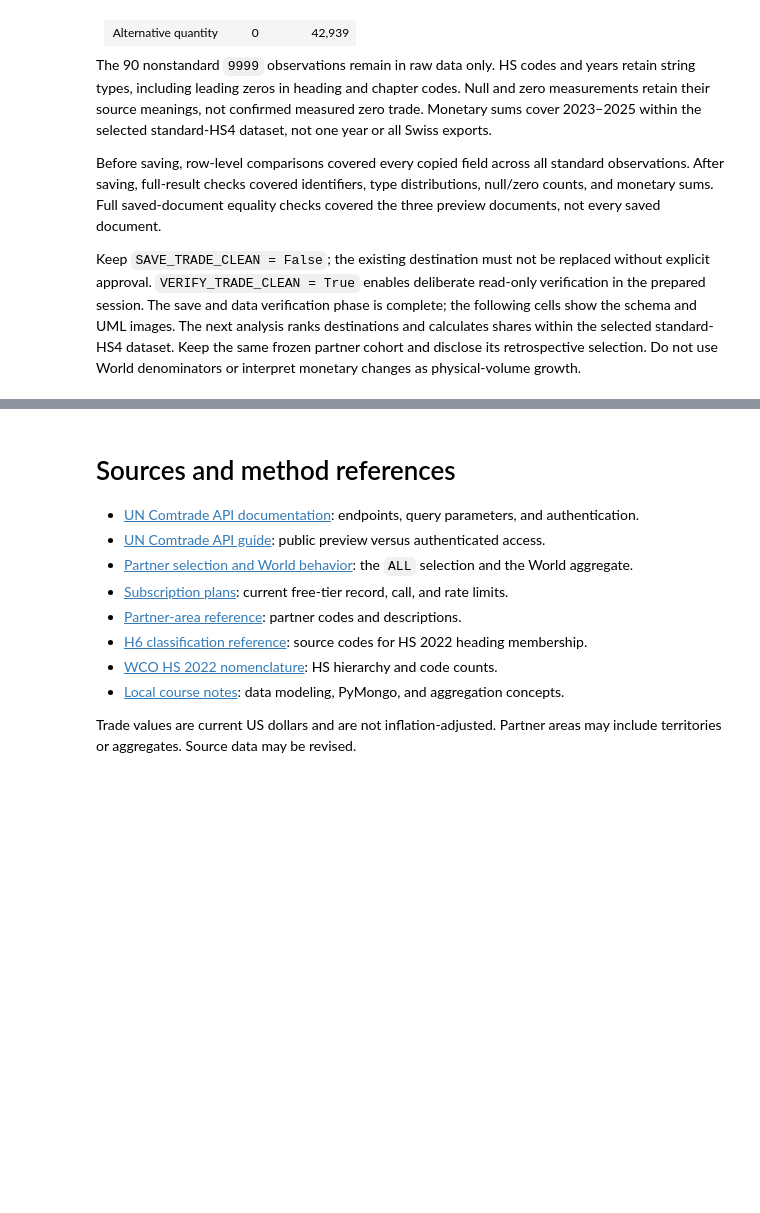
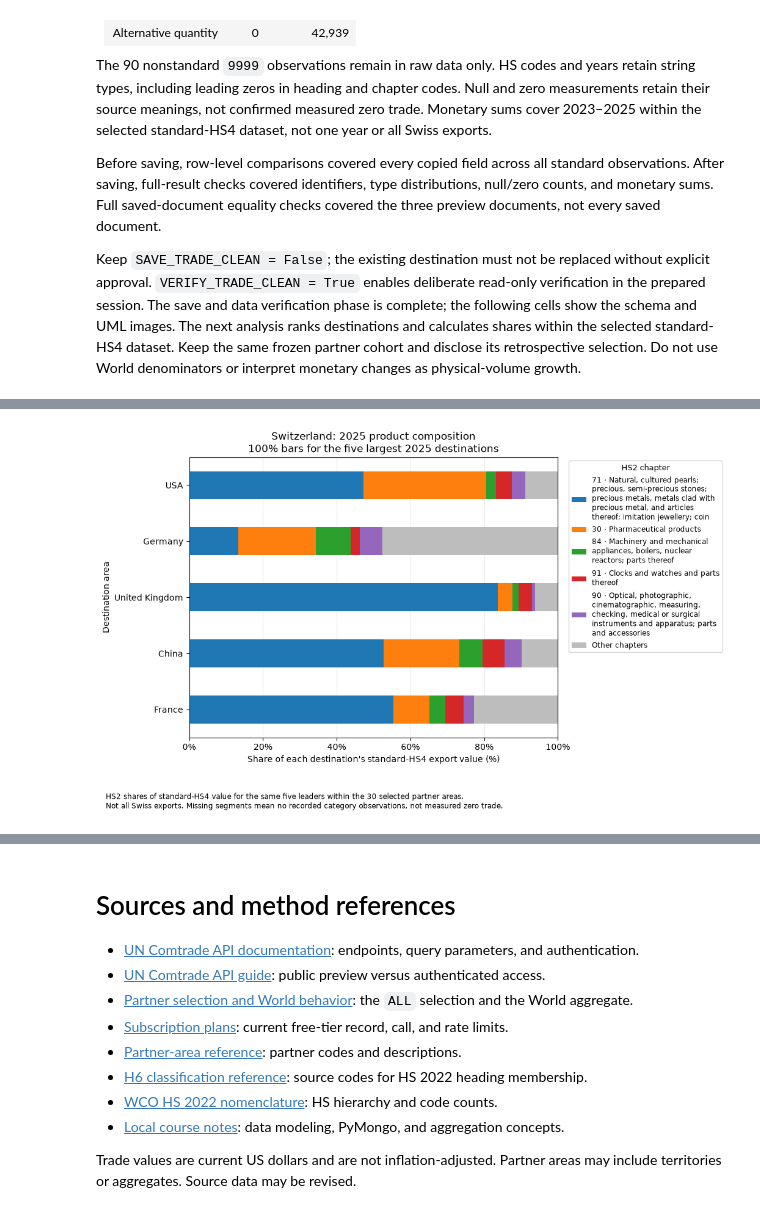
Before and after one commit to dydy2010/UN_comtrade_mongodb_analysis, a Jupyter notebook: UN_Comtrade_V2.ipynb, the cells around one changed output, grey strips where cells are left out. Drawn from its saved outputs; the diff is of its cells as text; code cells hidden in the pictures; blank space fills up the shorter version.

```diff
--- a/UN_Comtrade_V2.ipynb
+++ b/UN_Comtrade_V2.ipynb
@@ -2695,0 +3256,42 @@ These shares describe the selected standard-HS4 dataset, not all Swiss exports.
+# %%
+if ANALYZE_HS2_COMPOSITION:
+    import matplotlib.pyplot as plt
+    from matplotlib.ticker import PercentFormatter
+    from textwrap import fill
+
+    if not composition_2025_checked:
+        raise ValueError("Run the composition share checks successfully before plotting.")
+    composition_matrix = pd.DataFrame(composition_share_rows).pivot(
+        index="destinationCode", columns="categoryCode", values="sharePercent"
+    ).reindex(index=composition_partner_codes, columns=composition_category_codes)
+    composition_plot = composition_matrix.rename(index=composition_destination_names)
+    chapter_colors = [plt.get_cmap("tab10")(index) for index in range(len(leading_chapter_codes))] + ["#bdbdbd"]
+    fig_composition_2025, ax_composition_2025 = plt.subplots(figsize=(10.5, 6.4))
+    composition_plot.plot.barh(stacked=True, ax=ax_composition_2025, color=chapter_colors)
+    ax_composition_2025.invert_yaxis()
+    ax_composition_2025.set_xlim(0, 100)
+    ax_composition_2025.xaxis.set_major_formatter(PercentFormatter(xmax=100))
+    ax_composition_2025.set_title("Switzerland: 2025 product composition\n100% bars for the five largest 2025 destinations")
+    ax_composition_2025.set_xlabel("Share of each destination's standard-HS4 export value (%)")
+    ax_composition_2025.set_ylabel("Destination area")
+    legend_labels = [
+        "Other chapters" if code == "Other" else fill(code + " · " + chapter_names[code], width=34)
+        for code in composition_category_codes
+    ]
+    handles, labels = ax_composition_2025.get_legend_handles_labels()
+    ax_composition_2025.legend(
+        handles, legend_labels, title="HS2 chapter", loc="upper left",
+        bbox_to_anchor=(1.02, 1), fontsize=8.5, title_fontsize=9
+    )
+    ax_composition_2025.set_axisbelow(True)
+    ax_composition_2025.grid(axis="x", alpha=0.25)
+    fig_composition_2025.text(
+        0.02, 0.01,
+        "HS2 shares of standard-HS4 value for the same five leaders within the 30 selected partner areas.\n"
+        "Not all Swiss exports. Missing segments mean no recorded category observations, not measured zero trade.",
+        fontsize=8.5
+    )
+    fig_composition_2025.tight_layout(rect=(0, 0.1, 1, 1))
+    plt.show()
+# %% [output]
+[figure, added]
```
Also changed, not shown: parts of 23 cells of this notebook, 1 other file.
